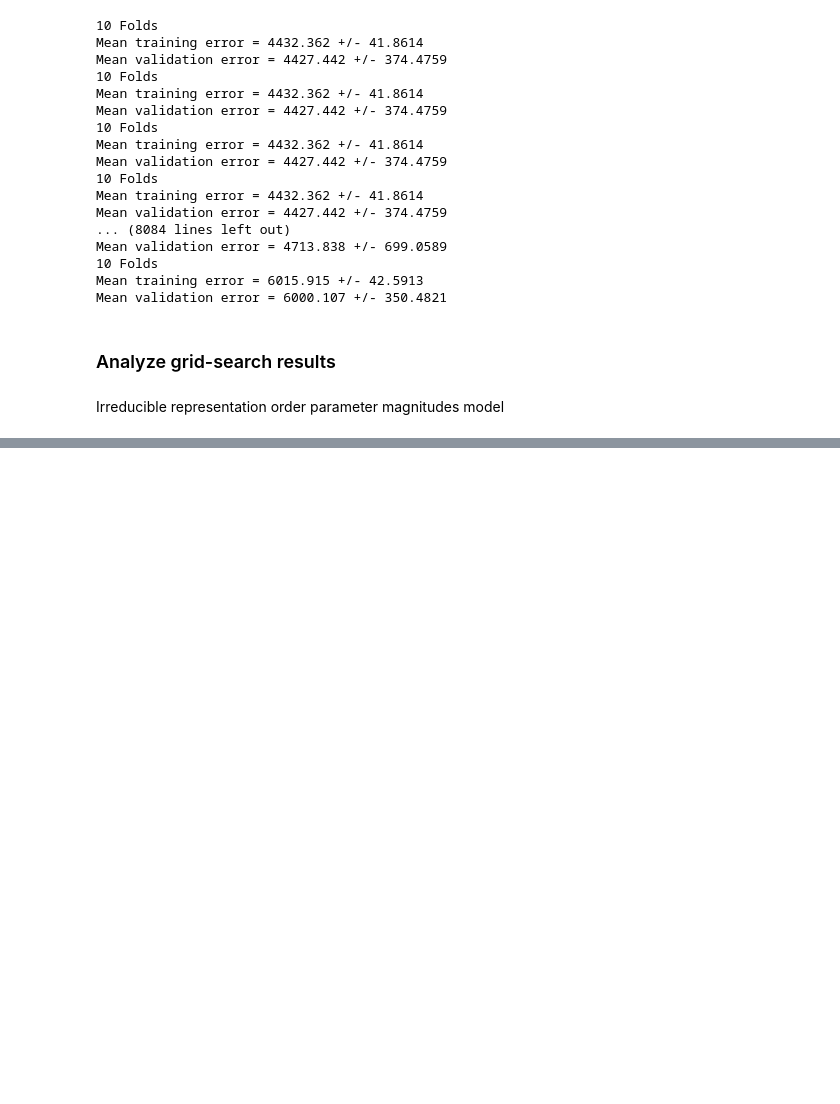
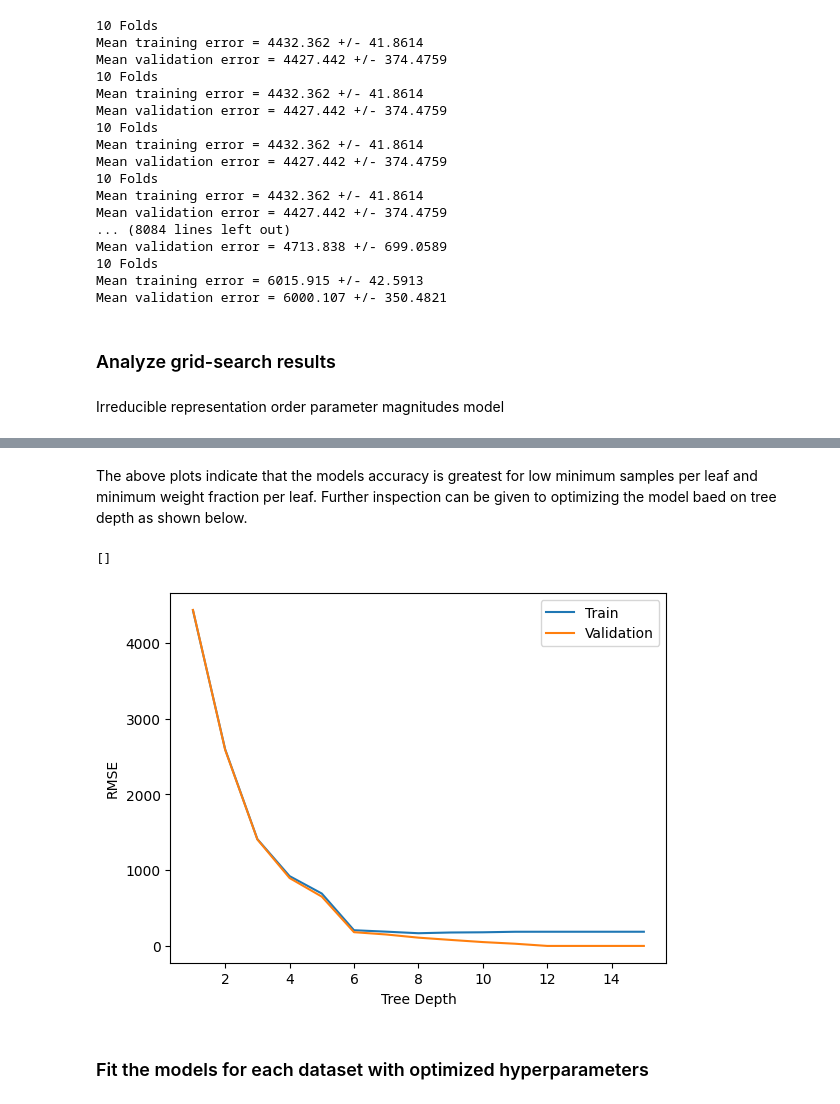
Before and after one commit to zvanfossan/kto-phonon-study, a Jupyter notebook: workflow.ipynb, the cells around one changed output, grey strips where cells are left out. Saved outputs shown, nothing was run; the diff lists cells and outputs as text; code cells hidden in the pictures; blank space fills up the shorter version.

```diff
--- a/workflow.ipynb
+++ b/workflow.ipynb
@@ -284,0 +295,21 @@ plt.show()
+# %% [markdown]
+The above plots indicate that the models accuracy is greatest for low minimum samples per leaf and minimum weight fraction per leaf. Further inspection can be given to optimizing the model baed on tree depth as shown below.
+# %%
+max_depth_data = []
+for i, value in enumerate(irrep_grid_search_matrix[:,2]):
+    if irrep_grid_search_matrix[i,2]==0 and irrep_grid_search_matrix[i,1]==1:
+        max_depth_data.append(irrep_grid_search_matrix[i,:].tolist())
+
+max_depth_data_reshaped = np.array(max_depth_data)
+
+plt.plot(max_depth_data_reshaped[:,0],max_depth_data_reshaped[:,3])
+plt.plot(max_depth_data_reshaped[:,0],max_depth_data_reshaped[:,4])
+plt.legend(['Train','Validation'])
+plt.xlabel('Tree Depth')
+plt.ylabel('RMSE')
+plt.plot()
+# %% [output]
+[]
+[figure, added]
+# %% [markdown]
+### Fit the models for each dataset with optimized hyperparameters
```
Also changed, not shown: parts of 2 cells of this notebook.
